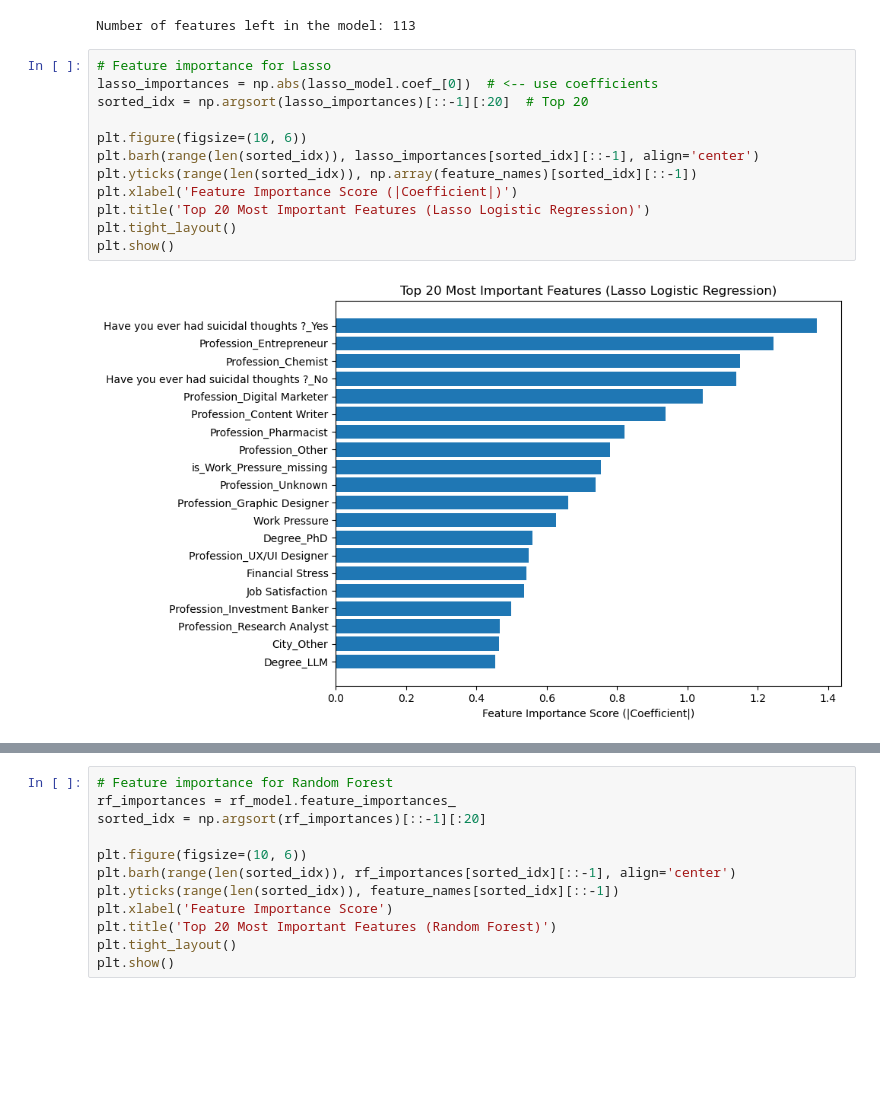
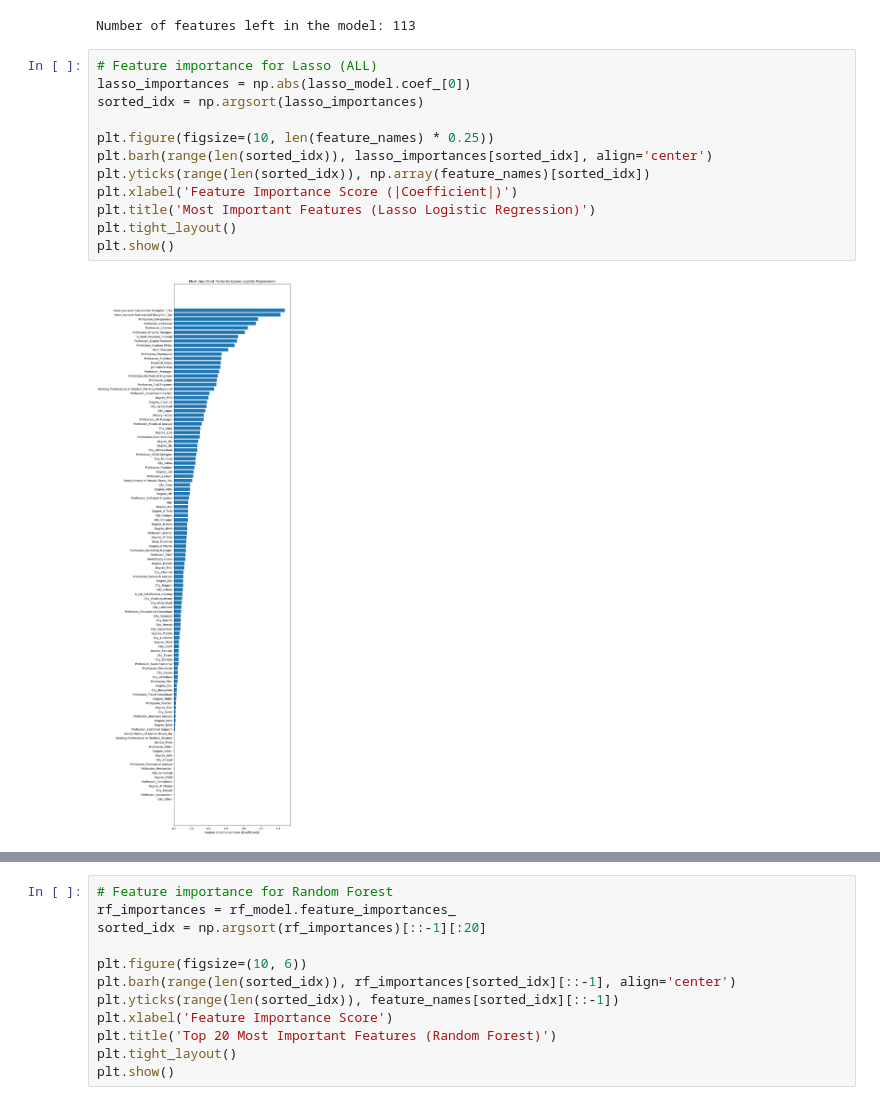
Before and after one commit to ashzhe7/BIOS635_Final, a Jupyter notebook: BIOS635_Final_Code.ipynb, the cells around one changed output, grey strips where cells are left out. Saved outputs shown, nothing was run; the diff lists cells and outputs as text; blank space fills up the shorter version.

```diff
--- a/BIOS635_Final_Code.ipynb
+++ b/BIOS635_Final_Code.ipynb
@@ -648,17 +644,17 @@ selected_feature_names = [X_train.columns[i] for i in selected_features]
 print(f"Number of features left in the model: {len(selected_feature_names)}")
 # %% [output]
 Number of features left in the model: 113
-# %%
-# Feature importance for Lasso
-lasso_importances = np.abs(lasso_model.coef_[0])  # <-- use coefficients
-sorted_idx = np.argsort(lasso_importances)[::-1][:20]  # Top 20
-
-plt.figure(figsize=(10, 6))
-plt.barh(range(len(sorted_idx)), lasso_importances[sorted_idx][::-1], align='center')
-plt.yticks(range(len(sorted_idx)), np.array(feature_names)[sorted_idx][::-1])
-plt.xlabel('Feature Importance Score (|Coefficient|)')
-plt.title('Top 20 Most Important Features (Lasso Logistic Regression)')
-plt.tight_layout()
-plt.show()
-# %% [output]
-[figure, removed]
+# %%
+# Feature importance for Lasso (ALL)
+lasso_importances = np.abs(lasso_model.coef_[0])
+sorted_idx = np.argsort(lasso_importances)
+
+plt.figure(figsize=(10, len(feature_names) * 0.25))
+plt.barh(range(len(sorted_idx)), lasso_importances[sorted_idx], align='center')
+plt.yticks(range(len(sorted_idx)), np.array(feature_names)[sorted_idx])
+plt.xlabel('Feature Importance Score (|Coefficient|)')
+plt.title('Most Important Features (Lasso Logistic Regression)')
+plt.tight_layout()
+plt.show()
+# %% [output]
+[figure, added]
```
Also changed, not shown: parts of 17 cells of this notebook.
